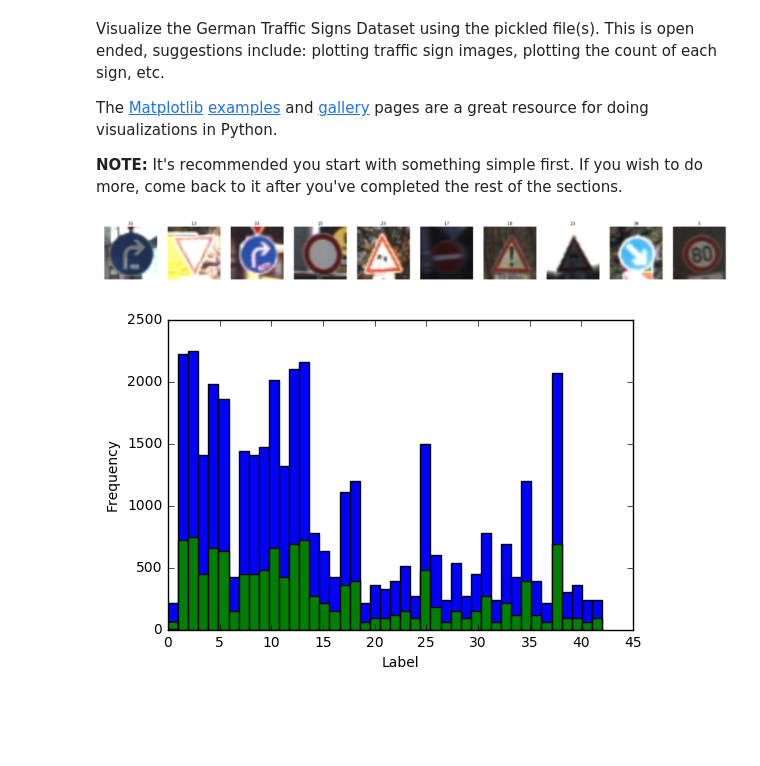
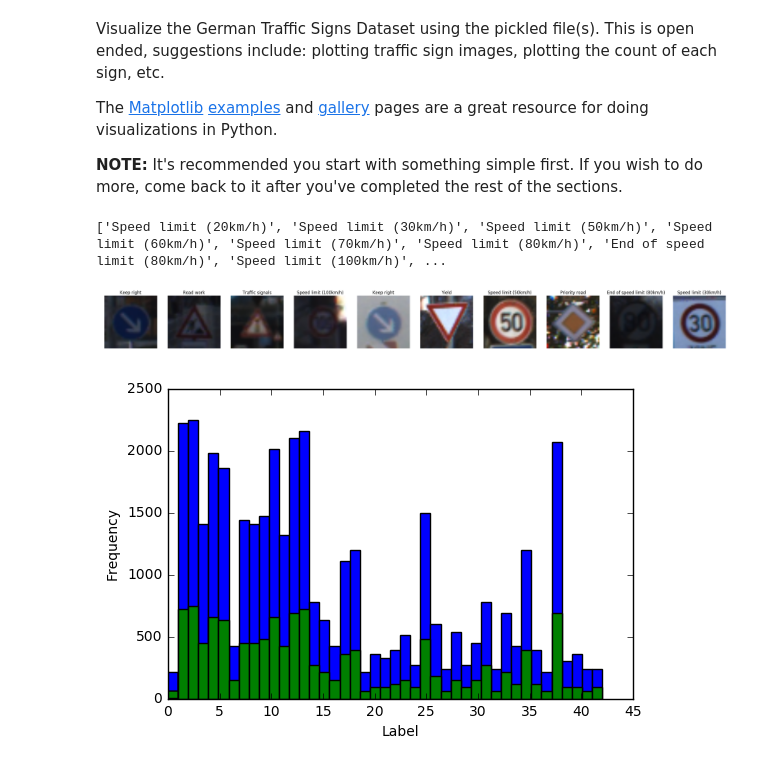
Before and after one commit to earlbread/CarND-Traffic-Sign-Classifier-Project, a Jupyter notebook: Traffic_Sign_Classifier.ipynb, the cells around one changed output. Saved outputs shown, nothing was run; the diff lists cells and outputs as text; code cells hidden in the pictures; blank space fills up the shorter version.

```diff
--- a/Traffic_Sign_Classifier.ipynb
+++ b/Traffic_Sign_Classifier.ipynb
@@ -78,26 +78,45 @@ The [Matplotlib](http://matplotlib.org/) [examples](http://matplotlib.org/exampl
 import matplotlib.pyplot as plt
 # Visualizations will be shown in the notebook.
 %matplotlib inline
+# %%
+# Get traffic sign names
+import csv
+signnames = []
+with open('signnames.csv', 'rt') as csvfile:
+    for i in list(csv.reader(csvfile, delimiter=','))[1:]:
+        signnames.append(i[1])
+print(signnames)
+# %% [output]
+['Speed limit (20km/h)', 'Speed limit (30km/h)', 'Speed limit (50km/h)', 'Speed limit (60km/h)', 'Speed limit (70km/h)', 'Speed limit (80km/h)', 'End of speed limit (80km/h)', 'Speed limit (100km/h)', ...
+# %%
+#Get 10 random traffic sign images
+import random
+
+N_IMAGES = 10
+
+indexes = []
+
+for i in range(N_IMAGES):
+    indexes.append(random.randint(0, n_train))
 # %%
-# Show 10 random traffic sign images
-N_IMAGES = 10
-import random
+# Show chosen traffic sign images
+def show_images():
+    fig = plt.figure(figsize=(32, 32))
 
-fig = plt.figure(figsize=(32, 32))
+    for i, index in enumerate(indexes):
+        image = X_train[index]
+        label = y_train[index]
 
-for i in range(N_IMAGES):
-    index = random.randint(0, n_train)
-    image = X_train[index]
-    label = y_train[index]
+        ax = plt.subplot(1, N_IMAGES , i + 1)
+        ax.set_title(signnames[label])
+        plt.axis('off')
+        plt.imshow(image, cmap='gray')
 
-    ax = plt.subplot(1, N_IMAGES , i + 1)
-    ax.set_title(label)
-    plt.axis('off')
-    plt.imshow(image)
+    plt.show()
 
-plt.show()
+show_images()
 # %% [output]
-[figure, old version]
+[figure, new version]
 # %%
 # Distribution of train and test data
 plt.xlabel('Label')
```
Also changed, not shown: parts of 9 cells of this notebook.
